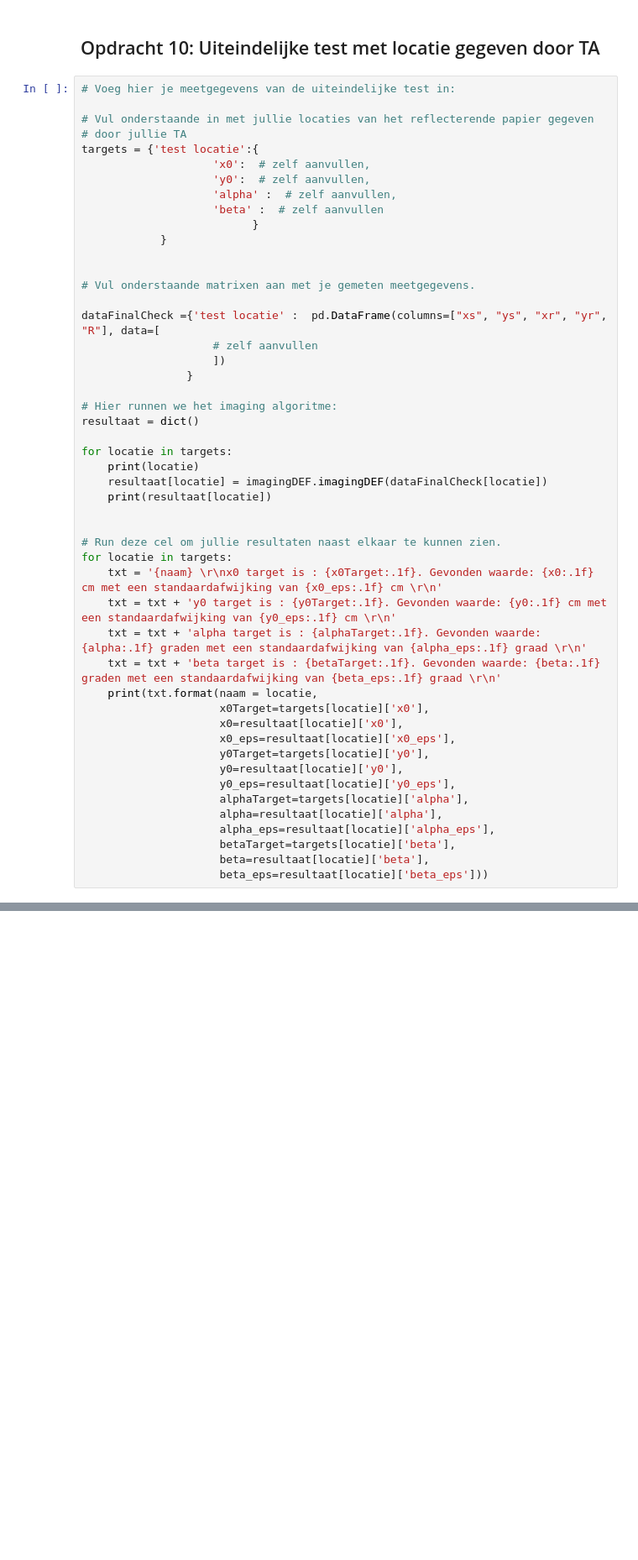
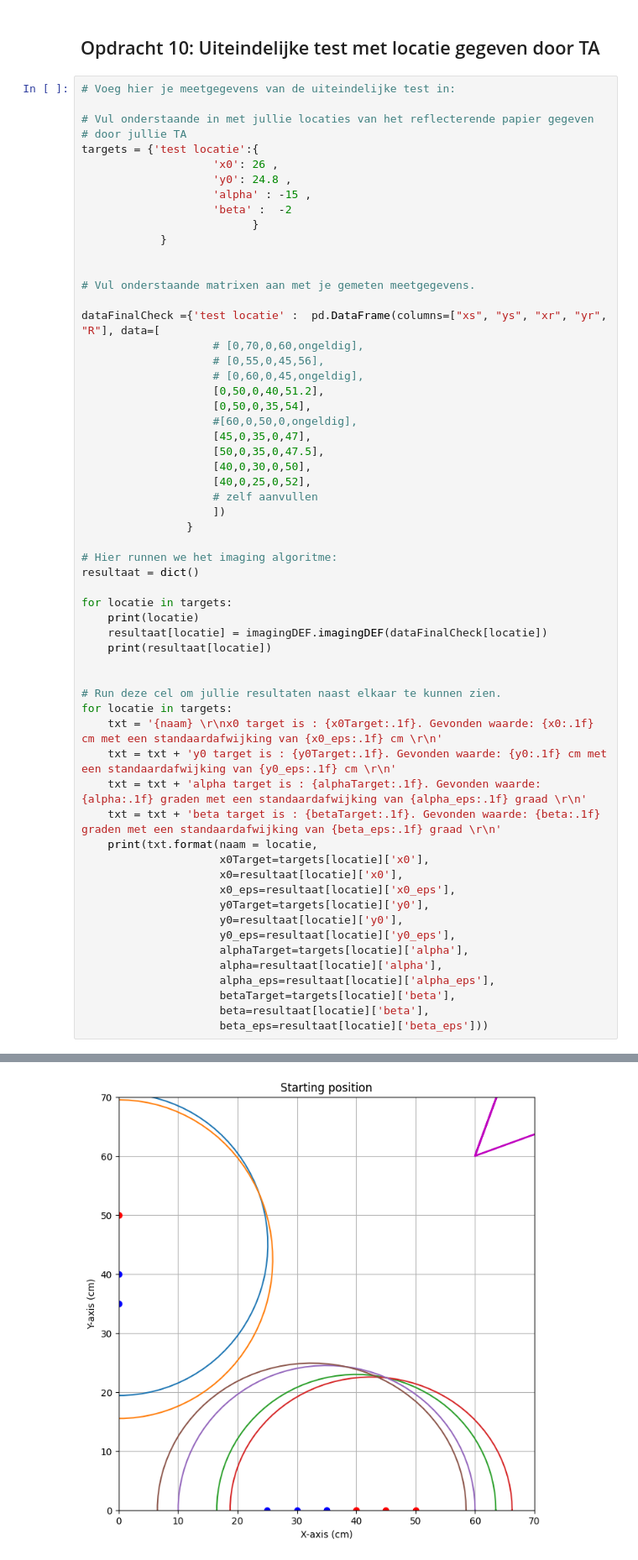
Before and after one commit to sjiemen/DEF_opdrachten_fork, a Jupyter notebook: FysiekeOntwerpopdrachten/4OntwerpEenAlgoritmeEchoAkoestisch/DEFOntwerpopdracht4AlgoritmeInvulTemplate.ipynb, the cells around one changed output, grey strips where cells are left out. Shown at 84% size. Saved outputs shown, nothing was run; the diff lists cells and outputs as text; blank space fills up the shorter version.

```diff
--- a/FysiekeOntwerpopdrachten/4OntwerpEenAlgoritmeEchoAkoestisch/DEFOntwerpopdracht4AlgoritmeInvulTemplate.ipynb
+++ b/FysiekeOntwerpopdrachten/4OntwerpEenAlgoritmeEchoAkoestisch/DEFOntwerpopdracht4AlgoritmeInvulTemplate.ipynb
@@ -367,10 +363,10 @@ end iteration 5 with average mismatch= 5.420
 # Vul onderstaande in met jullie locaties van het reflecterende papier gegeven
 # door jullie TA
 targets = {'test locatie':{
-                    'x0':  # zelf aanvullen,
-                    'y0':  # zelf aanvullen,
-                    'alpha' :  # zelf aanvullen,
-                    'beta' :  # zelf aanvullen
+                    'x0': 26 ,
+                    'y0': 24.8 ,
+                    'alpha' : -15 ,
+                    'beta' :  -2
                           }
             }
 
@@ -378,6 +374,16 @@ targets = {'test locatie':{
 # Vul onderstaande matrixen aan met je gemeten meetgegevens.
 
 dataFinalCheck ={'test locatie' :  pd.DataFrame(columns=["xs", "ys", "xr", "yr", "R"], data=[
+                    # [0,70,0,60,ongeldig],
+                    # [0,55,0,45,56],
+                    # [0,60,0,45,ongeldig],
+                    [0,50,0,40,51.2],
+                    [0,50,0,35,54],
+                    #[60,0,50,0,ongeldig],
+                    [45,0,35,0,47],
+                    [50,0,35,0,47.5],
+                    [40,0,30,0,50],
+                    [40,0,25,0,52],
                     # zelf aanvullen
                     ])
                 }
@@ -414,0 +429 @@ SyntaxError: invalid syntax (598375666.py, line 7)
+[figure, added]
```
Also changed, not shown: parts of 3 cells of this notebook, 1 other file.
